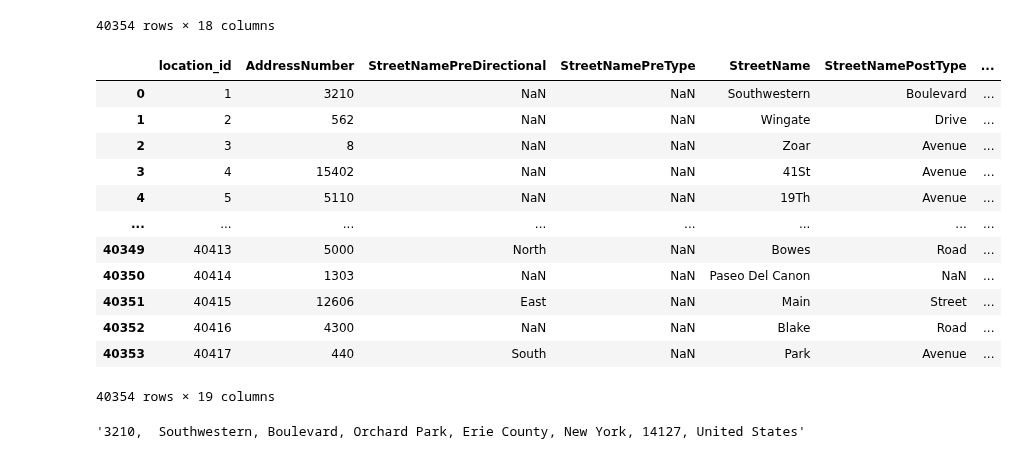
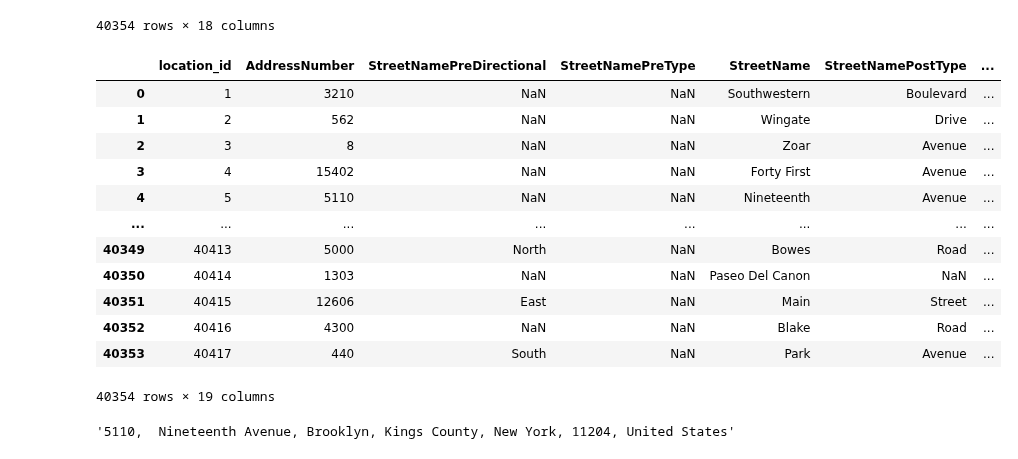
Before and after one commit to brian-cy-chang/UW_Geospatial, a Jupyter notebook: notebooks/nominatim_parsing.ipynb, the cells around one changed output. Saved outputs shown, nothing was run; the diff lists cells and outputs as text; code cells hidden in the pictures.

Commit message:
convert ordinal numbers to full string '19th' --> 'Nineteenth'

```diff
--- a/notebooks/nominatim_parsing.ipynb
+++ b/notebooks/nominatim_parsing.ipynb
@@ -401,7 +413,9 @@ def street_suffix_lambda(x, word_dict):
 # %%
+# import omop county file that has both zcta and spatial join match by county name
 OMOP_county_zcta_zip_match_path = os.path.join(abs_path, 'output', 'OMOP_county_zcta_zip_match.csv')
 omop_county_zcta_zip_match = pd.read_csv(OMOP_county_zcta_zip_match_path)
-omop_county_zcta_zip_match = omop_county_zcta_zip_match.rename({"geometry_x": "geometry"})
+omop_county_zcta_zip_match = omop_county_zcta_zip_match.rename(columns={"geometry_x": "geometry", "Location_id": "location_id"})
+omop_county_zcta_zip_match['location_id'] = omop_county_zcta_zip_match.index+1
 # %%
 omop_county_zcta_zip_match
 # %% [output]
@@ -448,8 +448,9 @@ OMOP_location
 # %%
 %%time
+
+# run `usaddress` parsing with base component names and append to list
 repo = []
-
-for ind, each in OMOP_location.iterrows():
+for ind, each in omop_county_zcta_zip_match.iterrows():
     try:
         obj = usaddress.tag(each.location_source_value)
         tmp = pd.DataFrame(obj[0], columns=obj[0].keys(), index=[ind])
@@ -547,12 +535,15 @@ nominatim_keep_columns
 | 40416 | 40417 | 440 | S | NaN | PARK | AVE | ... |
 40354 rows × 8 columns
 # %%
+# create empty dataframe
 nominatim_location = pd.DataFrame(columns=['location_id', 'address_1', 'address_2', 'city', 'state', 'zip', 'state_abbr', 'location_source_value','latitude','longitude', 'geometry'])
 
+# fill in address and new location_id from omop_county_zcta_zip_match
 nominatim_location['location_source_value'] = omop_county_zcta_zip_match.location_source_value
 nominatim_location['location_id'] = nominatim_location.index+1
 # nominatim_location['county'] = omop_county_zcta_zip_match.county
 
+# copy over the same columns from omop_county_zcta_zip_match
 nominatim_location.address_1 = omop_county_zcta_zip_match.address_1
 nominatim_location.address_2 = omop_county_zcta_zip_match.address_2
 nominatim_location.city = omop_county_zcta_zip_match.city
@@ -561,7 +552,7 @@ nominatim_location.zip = omop_county_zcta_zip_match.zip
 nominatim_location.state_abbr = omop_county_zcta_zip_match.state_abbr
 nominatim_location.latitude = omop_county_zcta_zip_match.latitude
 nominatim_location.longitude = omop_county_zcta_zip_match.longitude
-nominatim_location.geometry = omop_county_zcta_zip_match.geometry_x
+nominatim_location.geometry = omop_county_zcta_zip_match.geometry
 nominatim_location
 # %% [output]
 |  | location_id | address_1 | address_2 | city | state | zip | state_abbr | location_source_value | ... |
@@ -624,13 +616,15 @@ nominatim_keep_columns_merge_county['StreetNamePostDirectional'] = nominatim_kee
 nominatim_keep_columns_merge_county['StreetNamePostDirectional'] = nominatim_keep_columns_merge_county.StreetNamePostDirectional.apply(lambda x: str(x).title())
 
 # capitalize only first letters
-
 nominatim_keep_columns_merge_county['StreetName'] = nominatim_keep_columns_merge_county.StreetName.apply(lambda x: str(x).title())
 nominatim_keep_columns_merge_county['StreetName'] = nominatim_keep_columns_merge_county.StreetName.apply(lambda x: str(x).title())
 
 # replace street post abbreviations with full string
 nominatim_keep_columns_merge_county['StreetNamePreType'] = nominatim_keep_columns_merge_county.StreetNamePreType.apply(lambda x: street_suffix_lambda(str(x).lower(), street_suffix_to_full))
 nominatim_keep_columns_merge_county['StreetNamePostType'] = nominatim_keep_columns_merge_county.StreetNamePostType.apply(lambda x: street_suffix_lambda(str(x).lower(), street_suffix_to_full))
+
+# remove ending whitespaces
+nominatim_keep_columns_merge_county['AddressNumber'] = nominatim_keep_columns_merge_county.AddressNumber.apply(lambda x: str(x).rstrip())
 nominatim_keep_columns_merge_county
 # %% [output]
 |  | location_id | AddressNumber | StreetNamePreDirectional | StreetNamePreType | StreetName | StreetNamePostType | ... |
@@ -648,37 +642,47 @@ nominatim_keep_columns_merge_county
 40354 rows × 18 columns
 # %%
 # postprocessing clean up
-
 # convert zip to type string
 nominatim_keep_columns_merge_county['zip'] = nominatim_keep_columns_merge_county.zip.astype(str)
+
+# convert ordinal numbers to full string
+nominatim_keep_columns_merge_county['StreetName'] = nominatim_keep_columns_merge_county.StreetName.apply(lambda x: str(x).lower())
+nominatim_keep_columns_merge_county['StreetName'] = nominatim_keep_columns_merge_county.StreetName.apply(lambda x: replace_ordinal_numbers(str(x)))
+nominatim_keep_columns_merge_county['StreetName'] = nominatim_keep_columns_merge_county.StreetName.apply(lambda x: str(x).title())
+nominatim_keep_columns_merge_county['StreetName'] = nominatim_keep_columns_merge_county.StreetName.apply(lambda x: str(x).replace("-", " "))
 
 # capitalize first letter
 nominatim_keep_columns_merge_county['StreetNamePreType'] = nominatim_keep_columns_merge_county.StreetNamePreType.apply(lambda x: np.NaN if x == np.NaN else str(x).title())
 nominatim_keep_columns_merge_county['StreetNamePostType'] = nominatim_keep_columns_merge_county.StreetNamePostType.apply(lambda x: np.NaN if x == np.NaN else str(x).title())
 
-# join Nominatim components to a single string
-nominatim_keep_columns_merge_county['Nominatim_address'] = nominatim_keep_columns_merge_county[['AddressNumber', 'StreetNamePreDirectional', 'StreetName', 'StreetNamePostType', 'city', 'county', 'state', 'zip']].fillna('').agg(', '.join, axis=1) + ', United States'
+# join Nominatim components to a single string of AddressNumber, StreetNamePreDirectional + StreetNamePreType + StreetName + StreetNamePostType, city, county, state, zip, United States
+nominatim_keep_columns_merge_county['Nominatim_address'] = nominatim_keep_columns_merge_county['AddressNumber'] + ',' + \
+                                                            nominatim_keep_columns_merge_county[['StreetNamePreDirectional', 'StreetNamePreType', 'StreetName', 'StreetNamePostType']].fillna('').agg(' '.join, axis=1) + ', '\
+                                                            + nominatim_keep_columns_merge_county[['city', 'county', 'state', 'zip']].fillna('').agg(', '.join, axis=1) + ', United States'
+
+# remove double whitespaces
+nominatim_keep_columns_merge_county['Nominatim_address'] = nominatim_keep_columns_merge_county.Nominatim_address.apply(lambda x: x.replace("  ", " "))
 
 # replace string "nan" with np.NaN
 nominatim_keep_columns_merge_county['StreetNamePreDirectional'] = nominatim_keep_columns_merge_county.StreetNamePreDirectional.apply(lambda x: np.NaN if str(x) == "Nan" or str(x) == "nan" else x)
 nominatim_keep_columns_merge_county['StreetNamePostDirectional'] = nominatim_keep_columns_merge_county.StreetNamePostDirectional.apply(lambda x: np.NaN if str(x) == "Nan" or str(x) == "nan" else x)
 
 nominatim_keep_columns_merge_county['StreetNamePreType'] = nominatim_keep_columns_merge_county.StreetNamePreType.apply(lambda x: np.NaN if str(x) == "Nan" or str(x) == "nan" else x)
 nominatim_keep_columns_merge_county['StreetNamePostType'] = nominatim_keep_columns_merge_county.StreetNamePostType.apply(lambda x: np.NaN if str(x) == "Nan" or str(x) == "nan" else x)
 
 # replace "Nan" string from directionals
 nominatim_keep_columns_merge_county['Nominatim_address'] = nominatim_keep_columns_merge_county.Nominatim_address.apply(lambda x: str(x).replace('Nan', ''))
 
 # replace adjacent commas with one comma
 nominatim_keep_columns_merge_county['Nominatim_address'] = nominatim_keep_columns_merge_county.Nominatim_address.apply(lambda x: str(x).replace(', ,', ', '))
 nominatim_keep_columns_merge_county
 # %% [output]
 |  | location_id | AddressNumber | StreetNamePreDirectional | StreetNamePreType | StreetName | StreetNamePostType | ... |
 | 0 | 1 | 3210 | NaN | NaN | Southwestern | Boulevard | ... |
 | 1 | 2 | 562 | NaN | NaN | Wingate | Drive | ... |
 | 2 | 3 | 8 | NaN | NaN | Zoar | Avenue | ... |
-| 3 | 4 | 15402 | NaN | NaN | 41St | Avenue | ... |
-| 4 | 5 | 5110 | NaN | NaN | 19Th | Avenue | ... |
+| 3 | 4 | 15402 | NaN | NaN | Forty First | Avenue | ... |
+| 4 | 5 | 5110 | NaN | NaN | Nineteenth | Avenue | ... |
 | ... | ... | ... | ... | ... | ... | ... | ... |
 | 40349 | 40413 | 5000 | North | NaN | Bowes | Road | ... |
 | 40350 | 40414 | 1303 | NaN | NaN | Paseo Del Canon | NaN | ... |
@@ -687,9 +691,9 @@ nominatim_keep_columns_merge_county
 | 40353 | 40417 | 440 | South | NaN | Park | Avenue | ... |
 40354 rows × 19 columns
 # %%
-nominatim_keep_columns_merge_county.iloc[0].Nominatim_address
+nominatim_keep_columns_merge_county.iloc[4].Nominatim_address
 # %% [output]
-'3210,  Southwestern, Boulevard, Orchard Park, Erie County, New York, 14127, United States'
+'5110,  Nineteenth Avenue, Brooklyn, Kings County, New York, 11204, United States'
 # %%
 nominatim_keep_columns_merge_county_parsed_path = os.path.join(abs_path, 'output', 'nominatim_keep_columns_merge_county_parsed.csv')
 nominatim_keep_columns_merge_county.to_csv(nominatim_keep_columns_merge_county_parsed_path, index=False)
```
Also changed, not shown: parts of 11 cells of this notebook, 1 other file.
